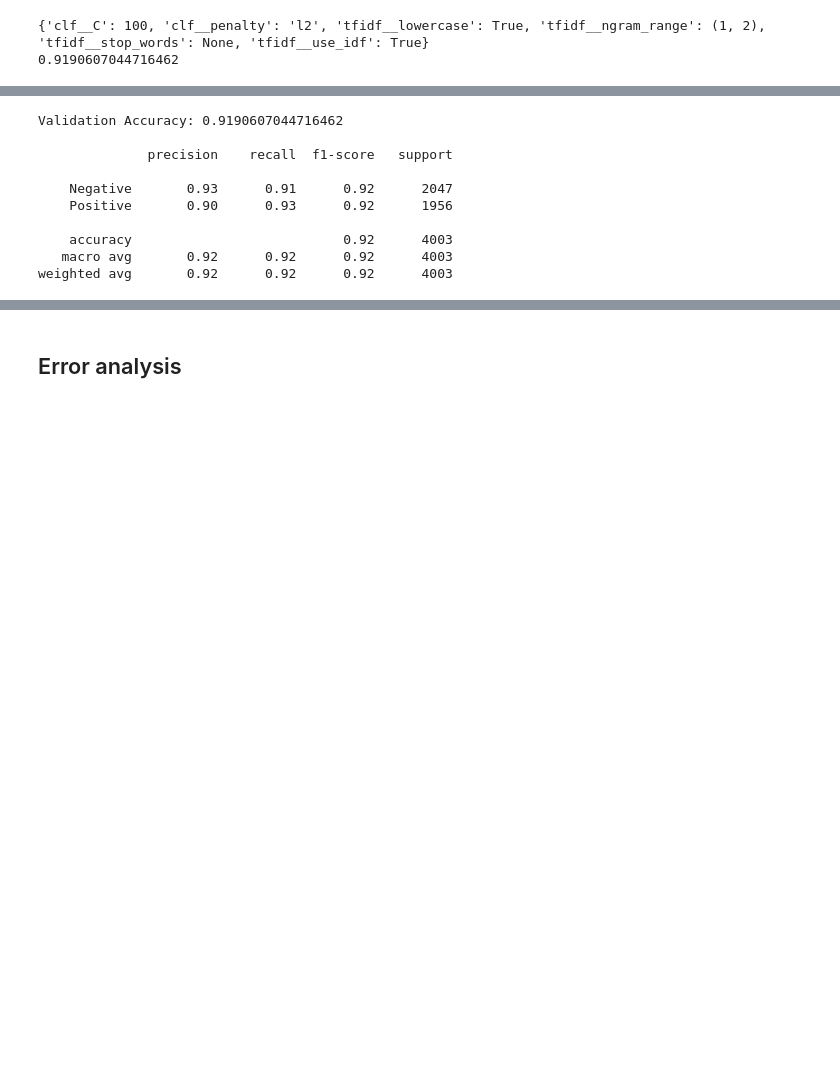
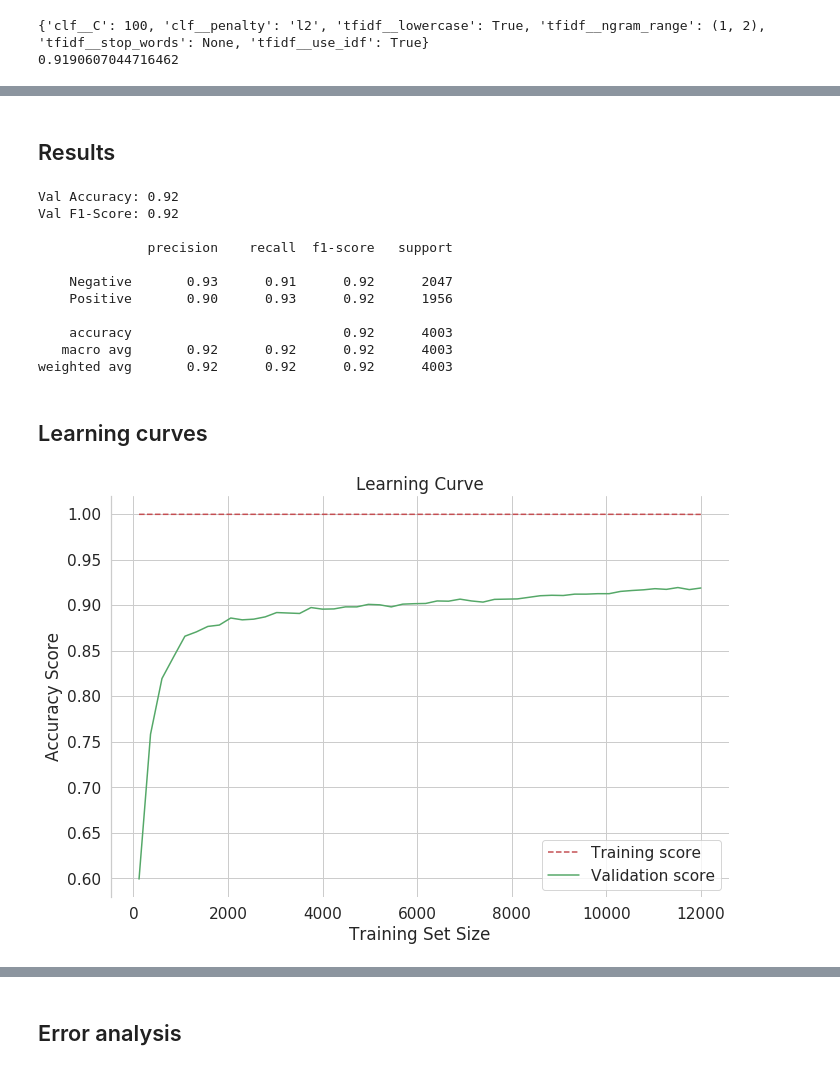
Before and after one commit to TheophileBlard/french-sentiment-analysis-with-bert, a Jupyter notebook: tf-idf.ipynb, the cells around one changed output, grey strips where cells are left out. Cells and saved outputs as stored; diff of their text form; code cells hidden in the pictures; blank space fills up the shorter version.

```diff
--- a/tf-idf.ipynb
+++ b/tf-idf.ipynb
@@ -192,10 +227,19 @@ best_clf.fit(X_train, y_train)
+# %% [markdown]
+## Results
 # %%
 y_pred = best_clf.predict(X_val)
-print("Validation Accuracy:", metrics.accuracy_score(y_val, y_pred))
+print("Val Accuracy: {:.2f}".format(metrics.accuracy_score(y_val, y_pred)))
+print("Val F1-Score: {:.2f}".format(metrics.f1_score(y_val, y_pred)))
 print()
-print(metrics.classification_report(y_val, y_pred, target_names=class_names.values()))
+
+report = metrics.classification_report(
+    y_val, y_pred,
+    target_names=class_names.values()
+)
+print(report)
 # %% [output]
-Validation Accuracy: 0.9190607044716462
+Val Accuracy: 0.92
+Val F1-Score: 0.92
 
               precision    recall  f1-score   support
 
@@ -205,3 +249,5 @@ Validation Accuracy: 0.9190607044716462
     accuracy                           0.92      4003
    macro avg       0.92      0.92      0.92      4003
 weighted avg       0.92      0.92      0.92      4003
+# %% [markdown]
+## Learning curves
@@ -207,0 +264,42 @@ weighted avg       0.92      0.92      0.92      4003
+# %%
+#import matplotlib.pyplot as plt
+from sklearn.datasets import load_digits
+
+def plot_learning_curves(train_sizes, train_scores, test_scores, figsize=(10,7), fontsize=14):
+    # Create means and standard deviations of training set scores
+    train_mean = np.mean(train_scores, axis=1)
+    train_std = np.std(train_scores, axis=1)
+
+    # Create means and standard deviations of test set scores
+    test_mean = np.mean(test_scores, axis=1)
+    test_std = np.std(test_scores, axis=1)
+
+    fig = plt.figure(figsize=figsize)
+
+    # Draw lines
+    plt.plot(train_sizes, train_mean, '--', color="r",  label="Training score")
+    plt.plot(train_sizes, test_mean, color="g", label="Validation score")
+
+    # Draw bands
+    #plt.fill_between(train_sizes, train_mean - train_std, train_mean + train_std, color="#DDDDDD")
+    #plt.fill_between(train_sizes, test_mean - test_std, test_mean + test_std, color="#DDDDDD")
+
+    # Create plot
+    plt.title("Learning Curve")
+    plt.xlabel("Training Set Size")
+    plt.ylabel("Accuracy Score")
+    plt.legend(loc="lower right")
+
+
+    return fig
+# %%
+fig = plot_learning_curves(train_sizes, train_scores, test_scores)
+
+# Finalize the plot
+sns.despine(bottom=True)
+plt.tight_layout(h_pad=2)
+
+# Saving plot
+fig.savefig('img/tf-idf/learning_curves.png', dpi=200)
+# %% [output]
+[figure, added]
```
Also changed, not shown: parts of 20 cells of this notebook, 5 other files.
